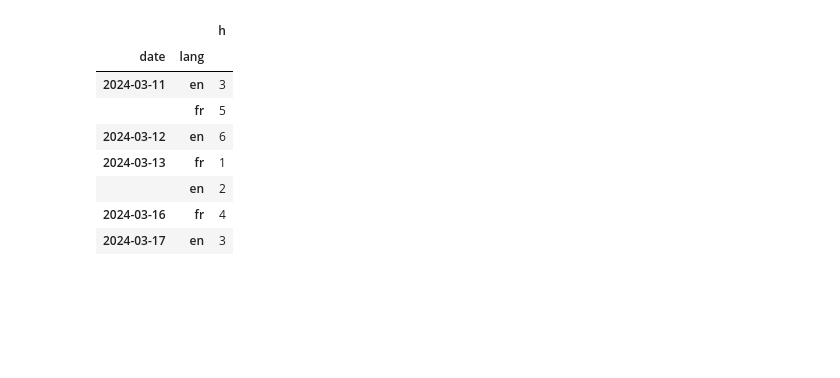
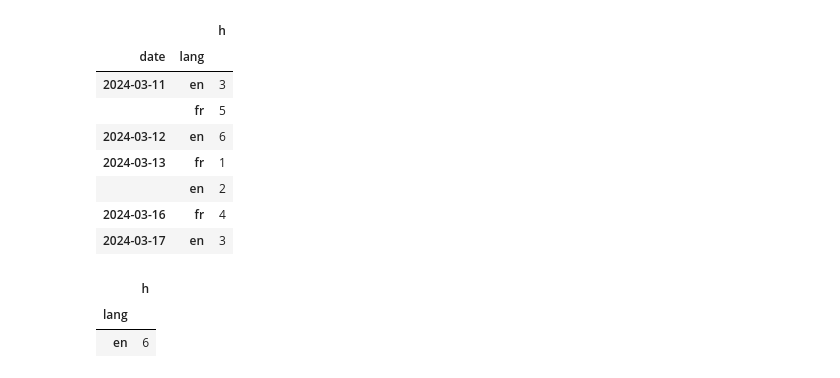
Before and after one commit to ArmanVasilovich/python_spbu, a Jupyter notebook: October-28/October-28-Pandas.ipynb, the cells around one changed output. Saved outputs shown, nothing was run; the diff lists cells and outputs as text; code cells hidden in the pictures; blank space fills up the shorter version.

```diff
--- a/October-28/October-28-Pandas.ipynb
+++ b/October-28/October-28-Pandas.ipynb
@@ -706,3 +706,9 @@ df
 |  | en | 2 |
 | 2024-03-16 | fr | 4 |
 | 2024-03-17 | en | 3 |
+# %%
+df.loc['2024-03-12']
+# %% [output]
+|  | h |
+| lang |  |
+| en | 6 |
```
